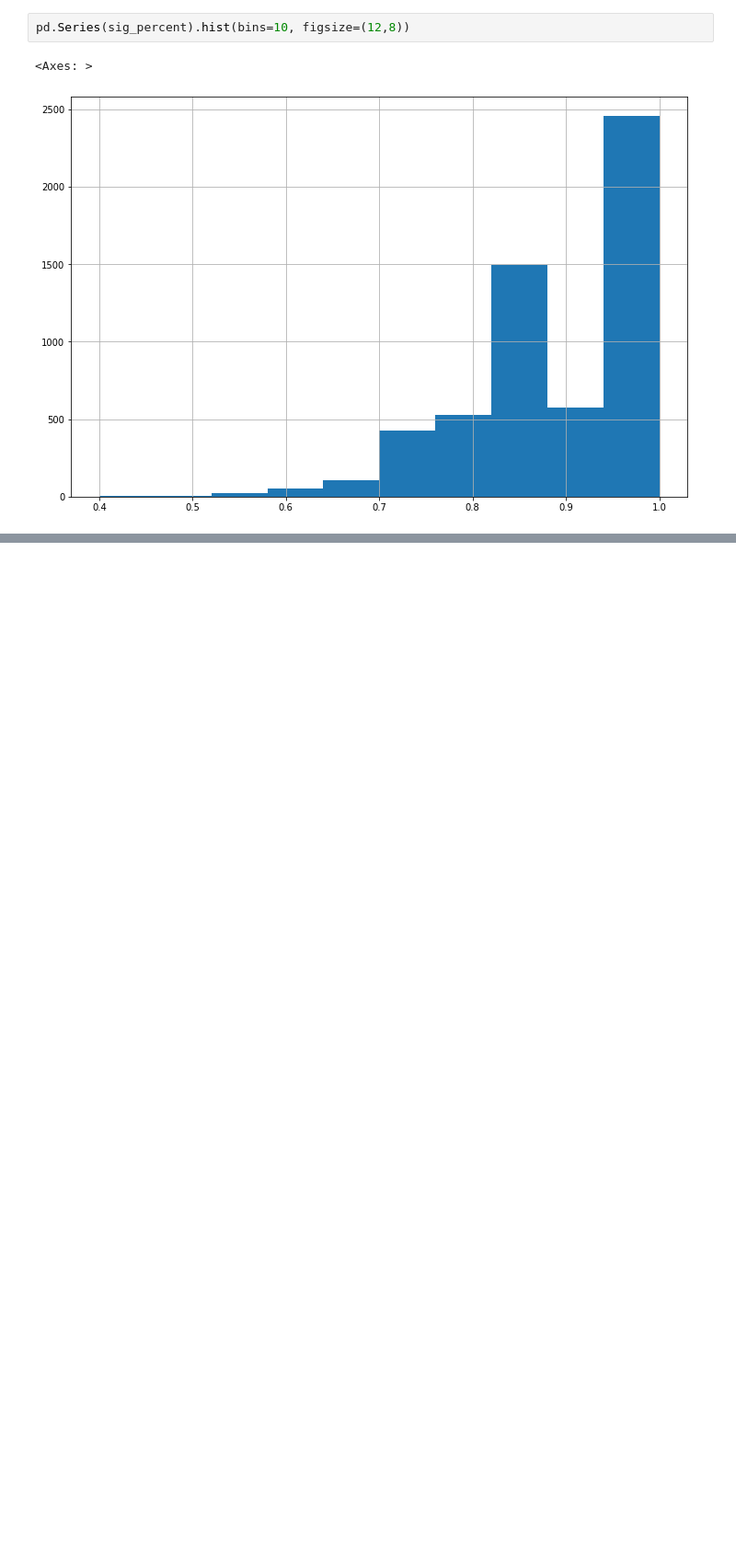
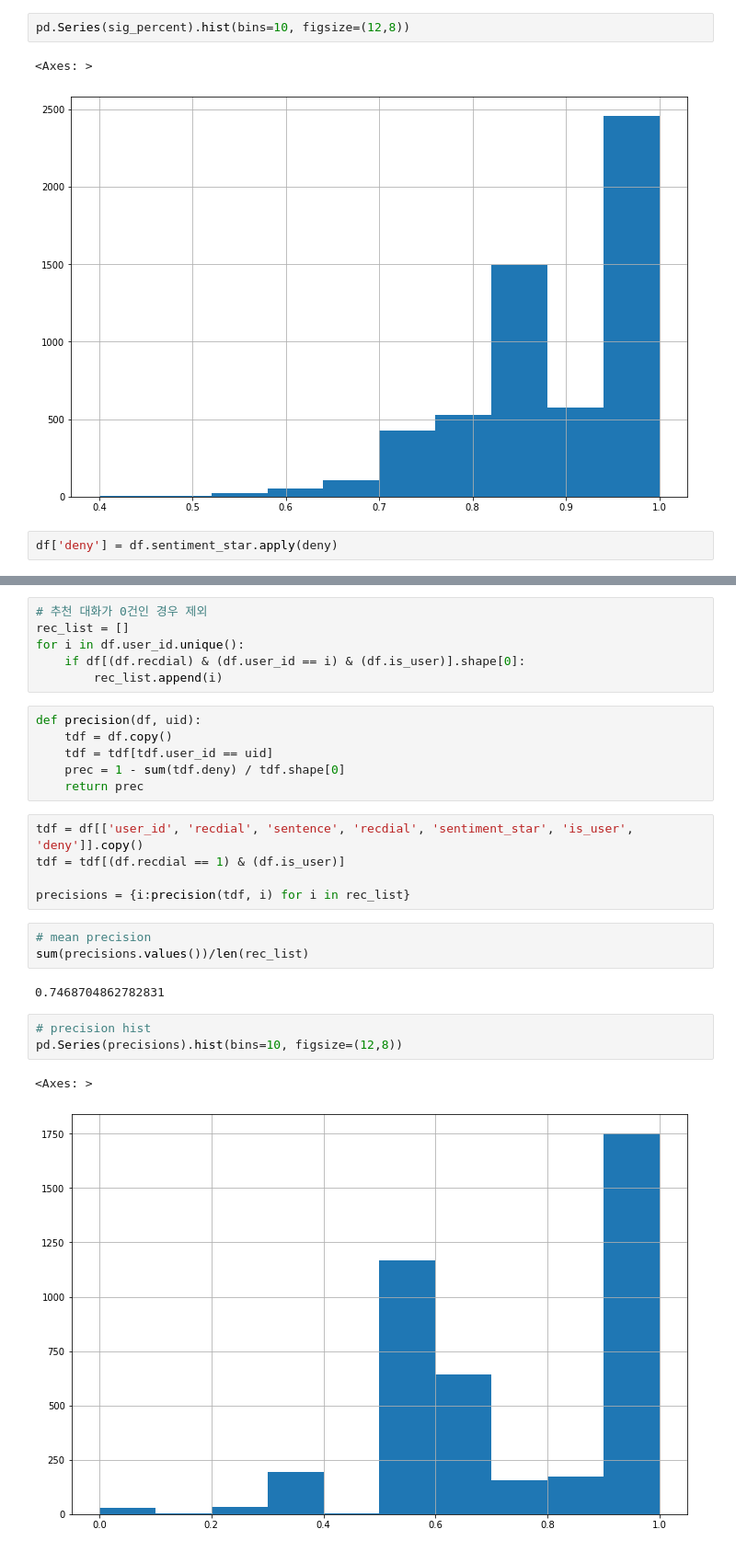
Before and after one commit to boostcampaitech5/level3_recsys_finalproject-recsys-07, a Jupyter notebook: graph/graph.ipynb, the cells around one changed output, grey strips where cells are left out. Shown at 92% size. Cells and saved outputs as stored; diff of their text form; blank space fills up the shorter version.

Commit message:
add precision, P@K

```diff
--- a/graph/graph.ipynb
+++ b/graph/graph.ipynb
@@ -214,3 +218,5 @@ pd.Series(sig_percent).hist(bins=10, figsize=(12,8))
 # %% [output]
 <Axes: >
 [figure]
+# %%
+df['deny'] = df.sentiment_star.apply(deny)
@@ -216,0 +246,28 @@ pd.Series(sig_percent).hist(bins=10, figsize=(12,8))
+# %%
+# 추천 대화가 0건인 경우 제외
+rec_list = []
+for i in df.user_id.unique():
+    if df[(df.recdial) & (df.user_id == i) & (df.is_user)].shape[0]:
+        rec_list.append(i)
+# %%
+def precision(df, uid):
+    tdf = df.copy()
+    tdf = tdf[tdf.user_id == uid]
+    prec = 1 - sum(tdf.deny) / tdf.shape[0]
+    return prec
+# %%
+tdf = df[['user_id', 'recdial', 'sentence', 'recdial', 'sentiment_star', 'is_user', 'deny']].copy()
+tdf = tdf[(df.recdial == 1) & (df.is_user)]
+
+precisions = {i:precision(tdf, i) for i in rec_list}
+# %%
+# mean precision
+sum(precisions.values())/len(rec_list)
+# %% [output]
+0.7468704862782831
+# %%
+# precision hist
+pd.Series(precisions).hist(bins=10, figsize=(12,8))
+# %% [output]
+<Axes: >
+[figure, added]
```
Also changed, not shown: parts of 12 cells of this notebook.
